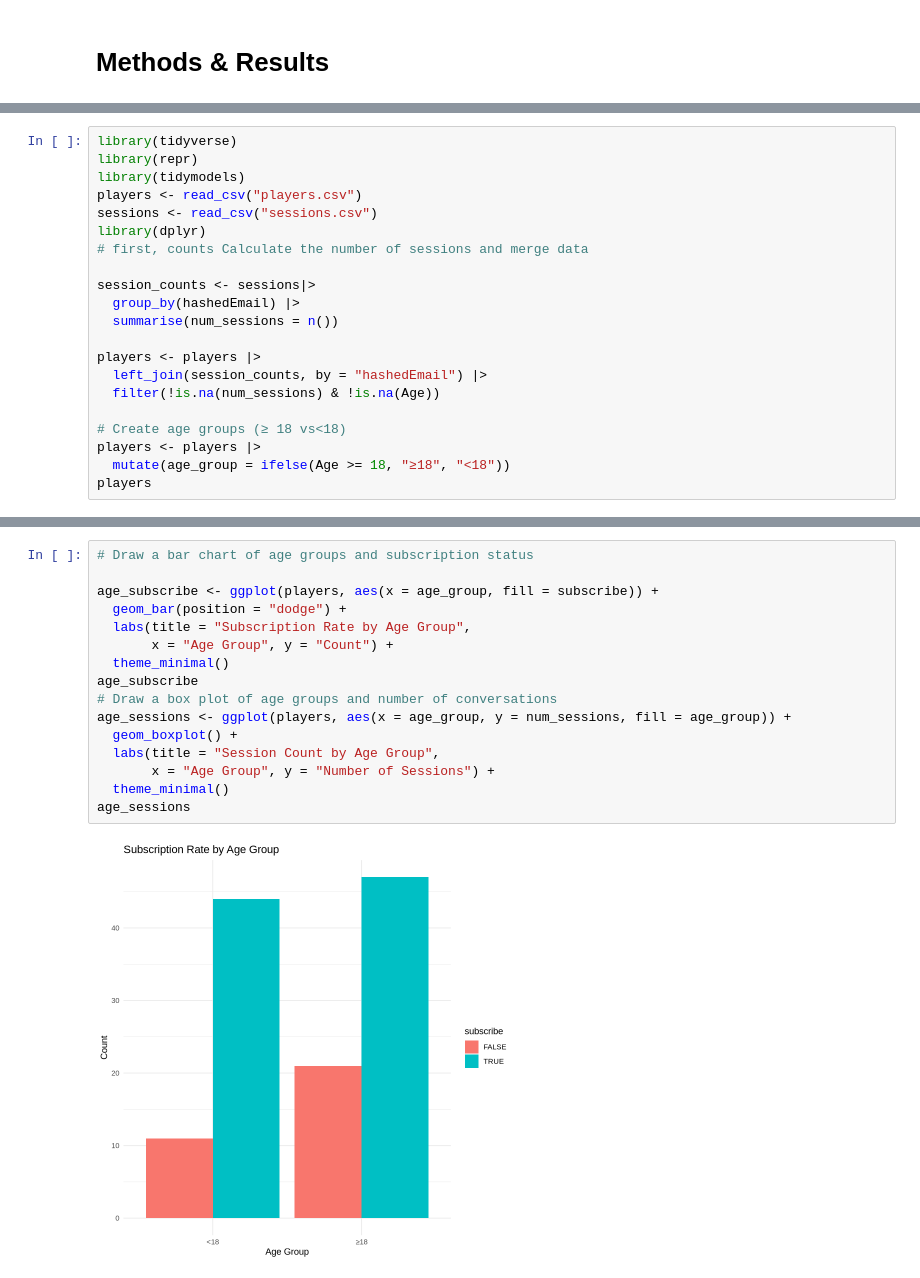
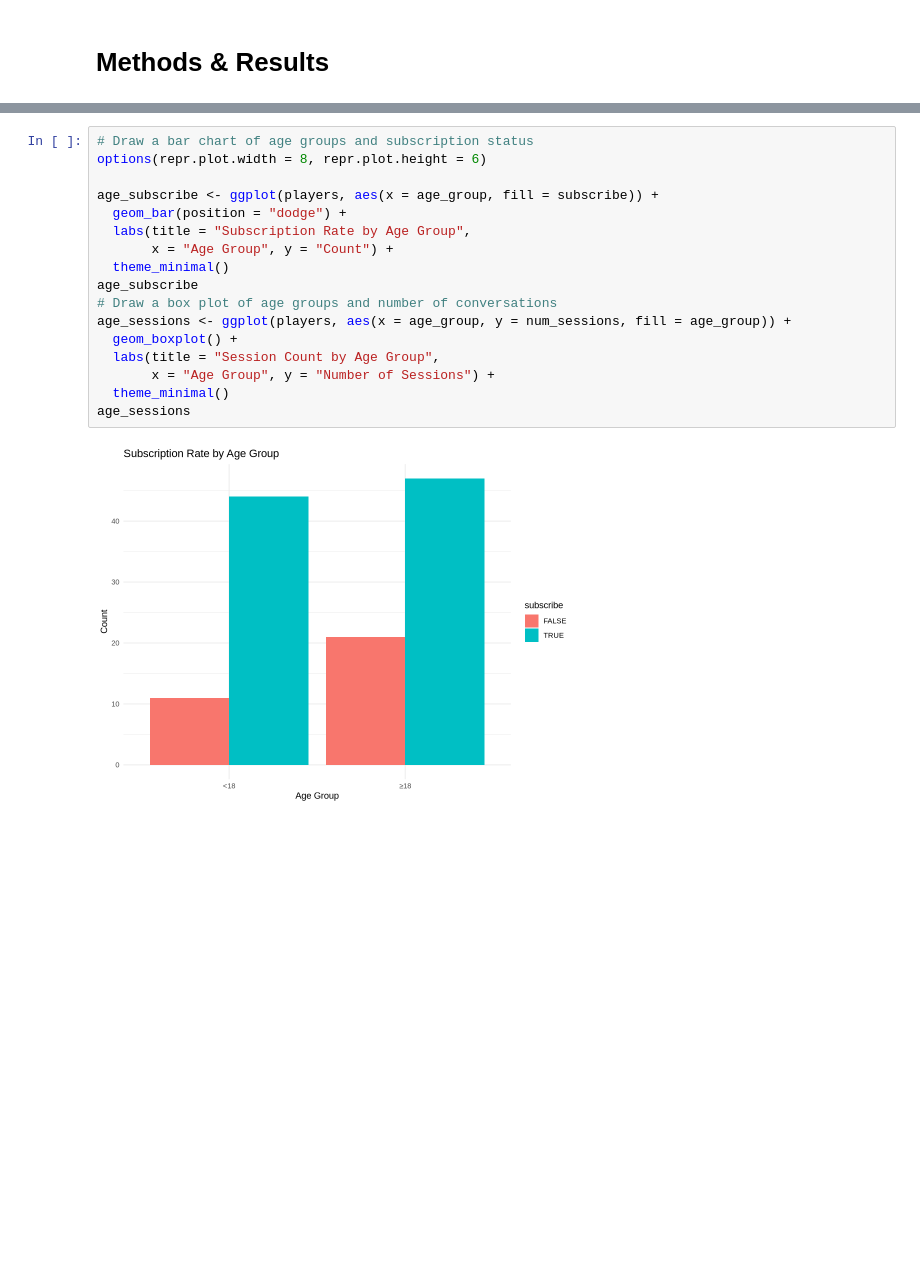
Before and after one commit to sunxinyan79214219/my-dcsi-project-Use-version, a Jupyter notebook: new use homework project 1.ipynb, the cells around one changed output, grey strips where cells are left out. Drawn from its saved outputs; the diff is of its cells as text; blank space fills up the shorter version.

```diff
--- a/new use homework project 1.ipynb
+++ b/new use homework project 1.ipynb
@@ -103,21 +177,0 @@ dbl (2): original_start_time, original_end_time
-# %%
-library(tidyverse)
-library(repr)
-library(tidymodels)
-players <- read_csv("players.csv")
-sessions <- read_csv("sessions.csv")
-library(dplyr)
-# first, counts Calculate the number of sessions and merge data
-
-session_counts <- sessions|>
-  group_by(hashedEmail) |>
-  summarise(num_sessions = n())
-
-players <- players |>
-  left_join(session_counts, by = "hashedEmail") |>
-  filter(!is.na(num_sessions) & !is.na(Age))
-
-# Create age groups (≥ 18 vs<18)
-players <- players |>
-  mutate(age_group = ifelse(Age >= 18, "≥18", "<18"))
-players
@@ -161,18 +192,19 @@ A tibble: 123 × 9
 # %%
 # Draw a bar chart of age groups and subscription status
+options(repr.plot.width = 8, repr.plot.height = 6)
 
 age_subscribe <- ggplot(players, aes(x = age_group, fill = subscribe)) +
   geom_bar(position = "dodge") +
   labs(title = "Subscription Rate by Age Group",
        x = "Age Group", y = "Count") +
   theme_minimal()
 age_subscribe
 # Draw a box plot of age groups and number of conversations
 age_sessions <- ggplot(players, aes(x = age_group, y = num_sessions, fill = age_group)) +
   geom_boxplot() +
   labs(title = "Session Count by Age Group",
        x = "Age Group", y = "Number of Sessions") +
   theme_minimal()
 age_sessions
 # %% [output]
-[figure, old version]
+[figure, new version]
```
Also changed, not shown: parts of 11 cells of this notebook.
